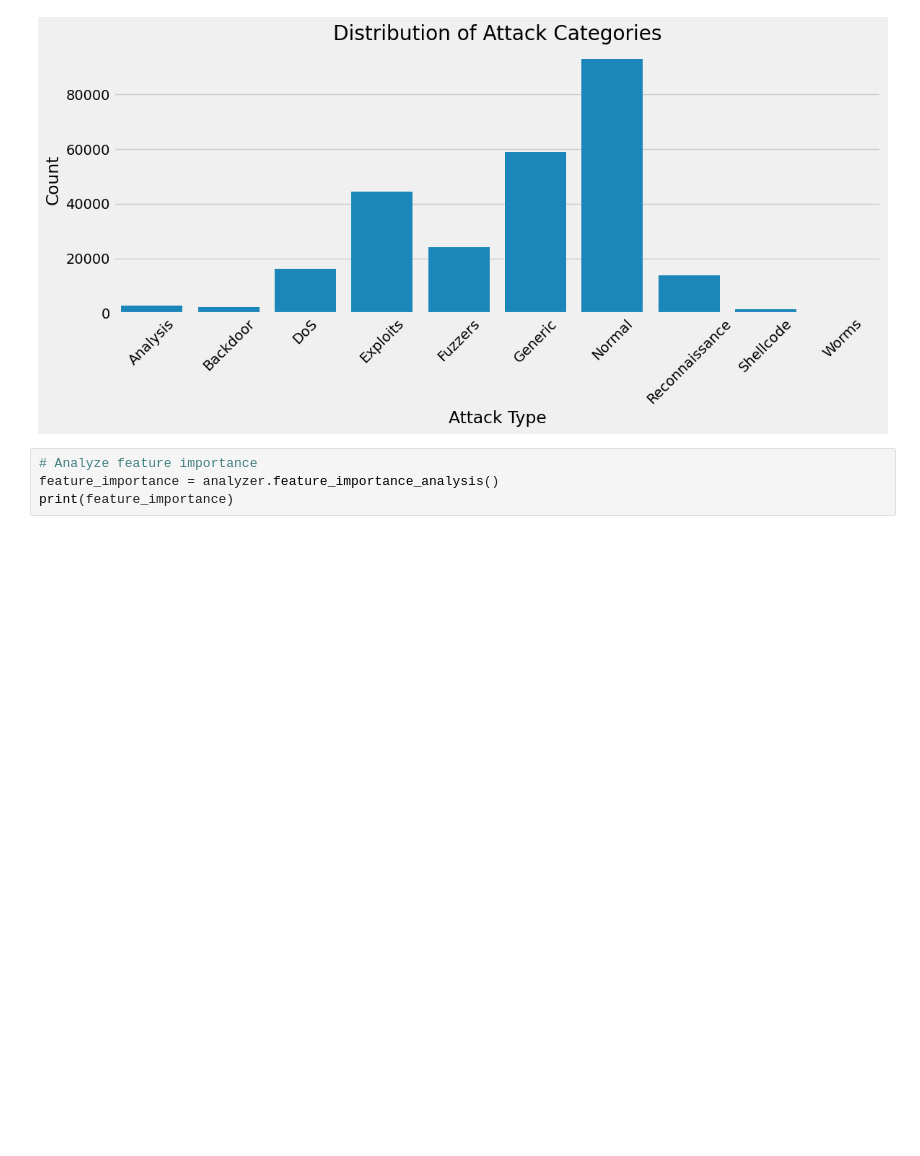
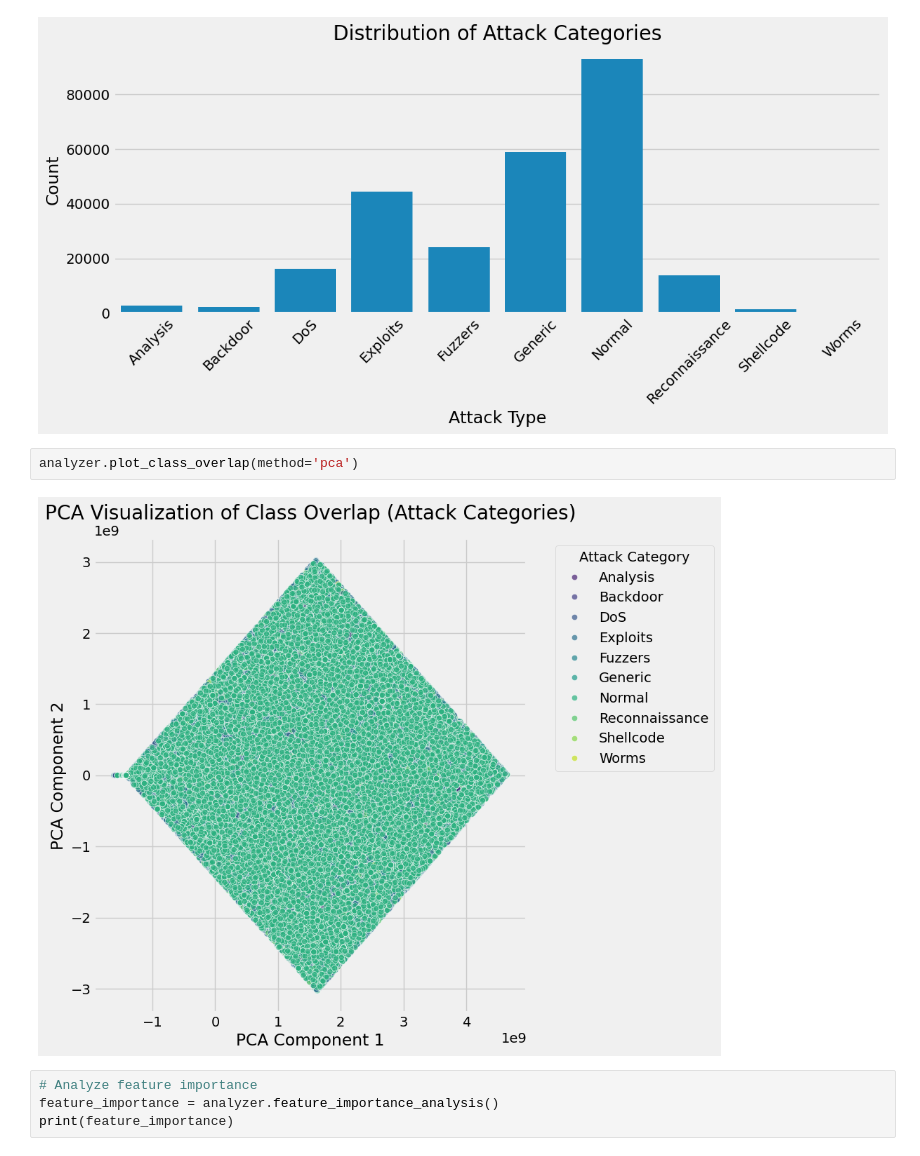
Before and after one commit to eduardosilveira12/cyberattack-classification, a Jupyter notebook: cyberattack-classification.ipynb, the cells around one changed output. Cells and saved outputs as stored; diff of their text form; blank space fills up the shorter version.

```diff
--- a/cyberattack-classification.ipynb
+++ b/cyberattack-classification.ipynb
@@ -441,6 +525,10 @@ Worms                   0.896552         0.000000    1.0
 analyzer.plot_attack_distribution()
 # %% [output]
 [figure]
+# %%
+analyzer.plot_class_overlap(method='pca')
+# %% [output]
+[figure, added]
 # %%
 # Analyze feature importance
 feature_importance = analyzer.feature_importance_analysis()
```
Also changed, not shown: parts of 2 cells of this notebook.
